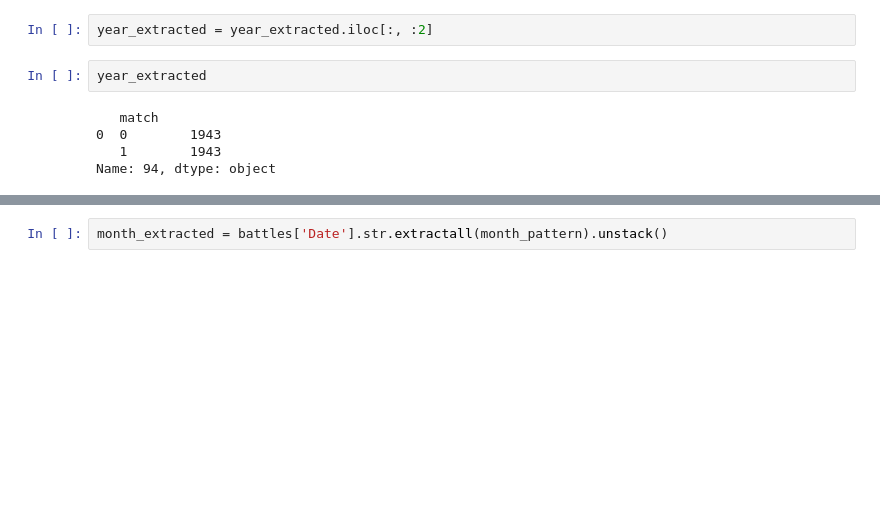
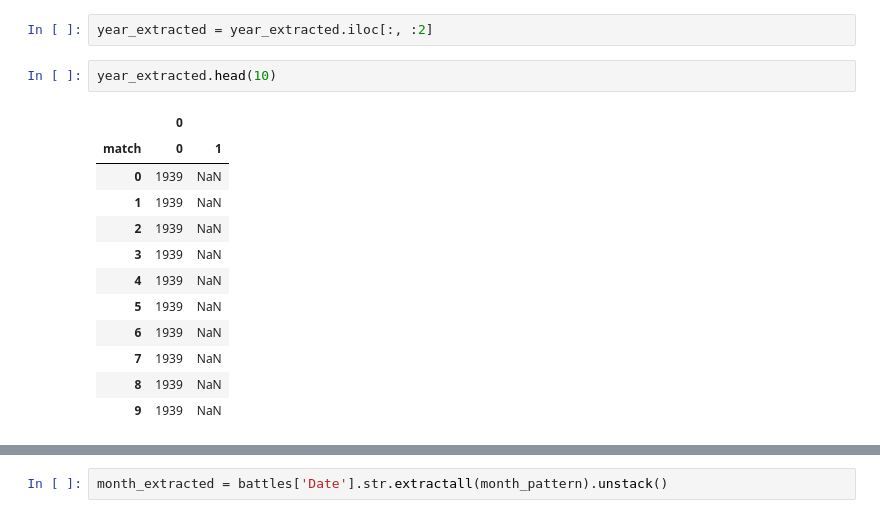
Before and after one commit to PacktPublishing/Learn-Python-by-Building-Data-Science-Applications, a Jupyter notebook: Chapter11/1_data_cleaning.ipynb, the cells around one changed output, grey strips where cells are left out. Saved outputs shown, nothing was run; the diff lists cells and outputs as text; blank space fills up the shorter version.

```diff
--- a/Chapter11/1_data_cleaning.ipynb
+++ b/Chapter11/1_data_cleaning.ipynb
@@ -219,11 +240,19 @@ battles.loc[94, 'Date']
 # %%
 year_extracted = year_extracted.iloc[:, :2]
 # %%
-year_extracted
+year_extracted.head(10)
 # %% [output]
-   match
-0  0        1943
-   1        1943
-Name: 94, dtype: object
+|  | 0 |  |
+| match | 0 | 1 |
+| 0 | 1939 | NaN |
+| 1 | 1939 | NaN |
+| 2 | 1939 | NaN |
+| 3 | 1939 | NaN |
+| 4 | 1939 | NaN |
+| 5 | 1939 | NaN |
+| 6 | 1939 | NaN |
+| 7 | 1939 | NaN |
+| 8 | 1939 | NaN |
+| 9 | 1939 | NaN |
 # %%
 year_extracted.iloc[:, 1] = year_extracted.iloc[:, 1].fillna(year_extracted.iloc[:, 0])
```
Also changed, not shown: parts of 57 cells of this notebook, 13 other files.
